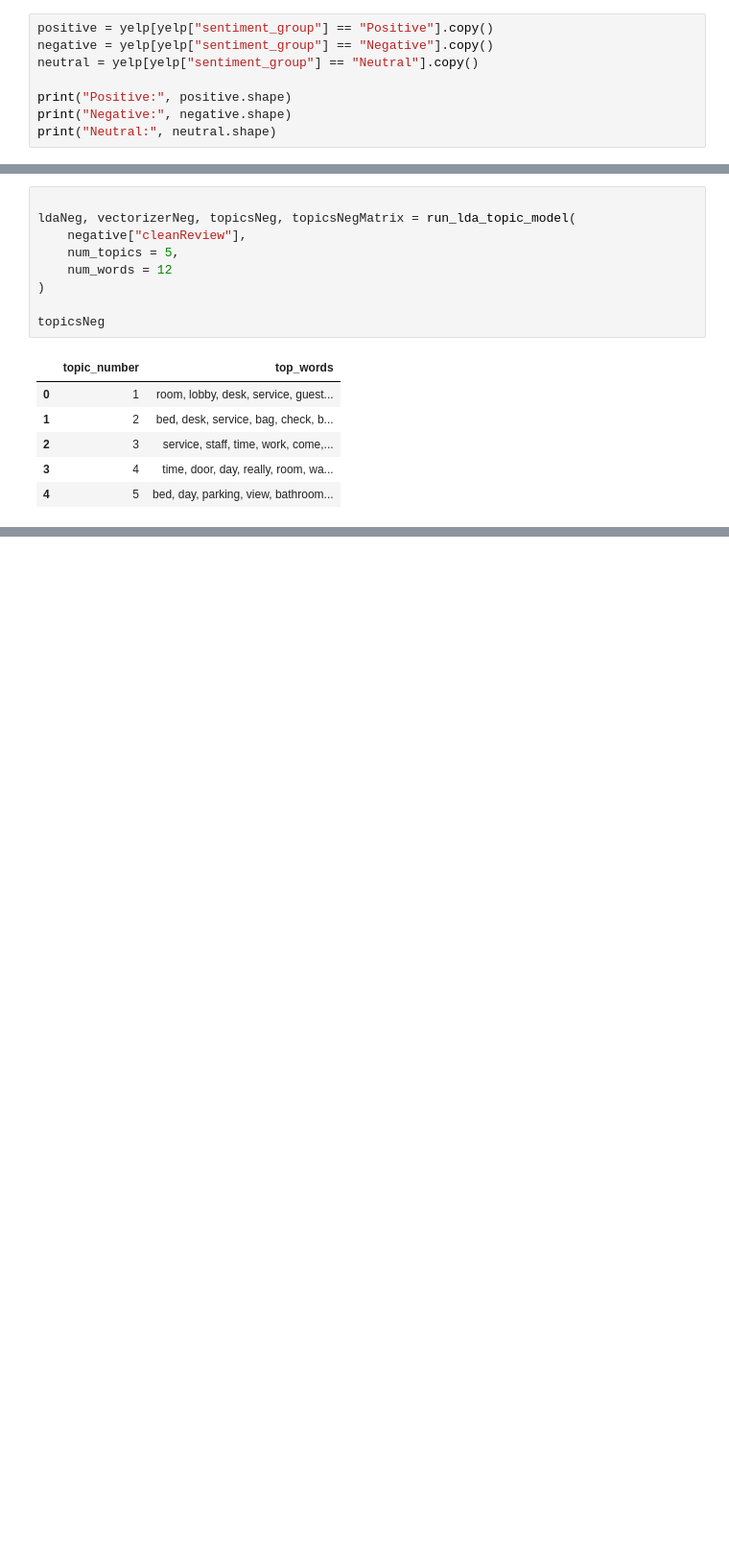
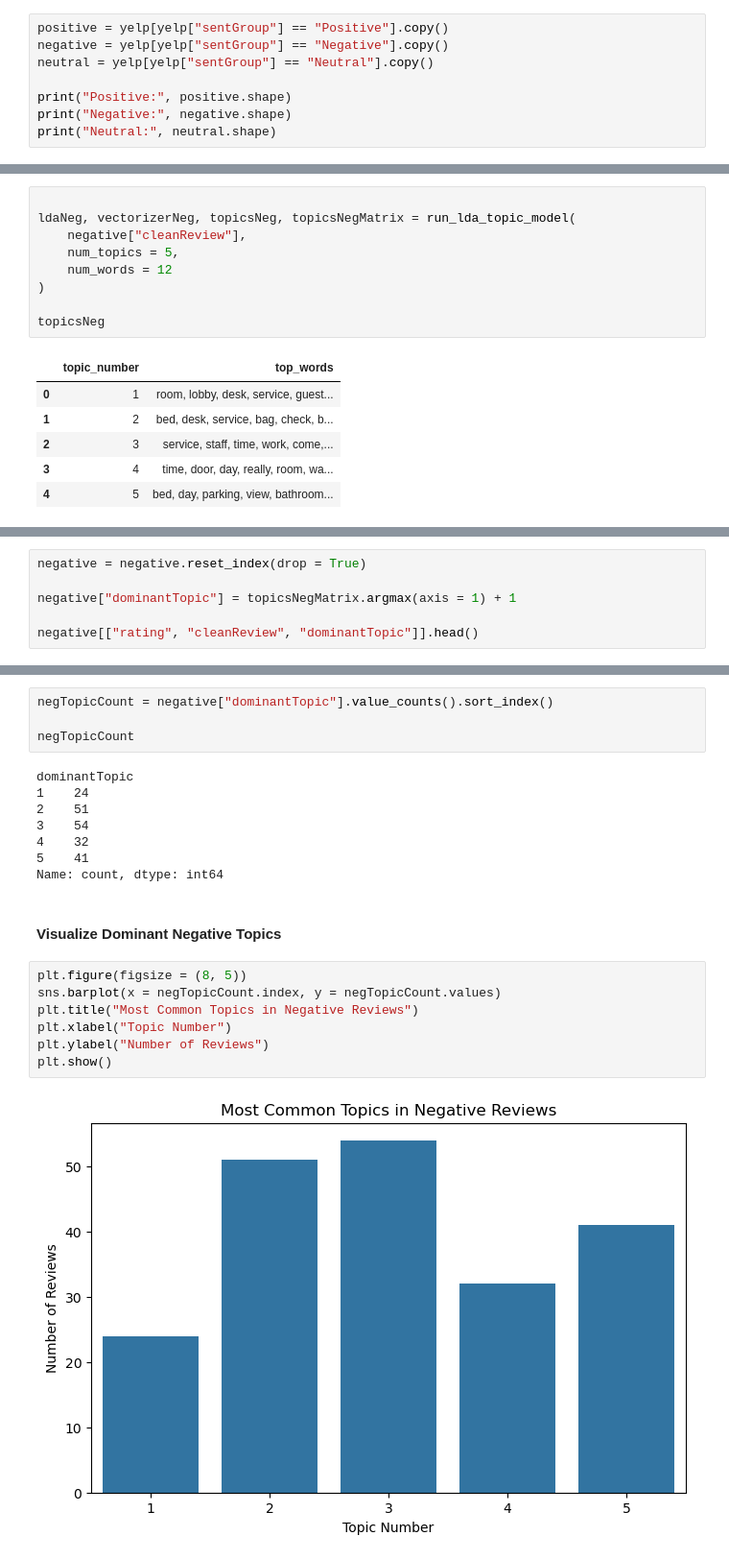
Before and after one commit to jtmcginley123/languageanalytics, a Jupyter notebook: Jackie/data-exploration.ipynb, the cells around one changed output, grey strips where cells are left out. Shown at 96% size. Cells and saved outputs as stored; diff of their text form; blank space fills up the shorter version.

```diff
--- a/Jackie/data-exploration.ipynb
+++ b/Jackie/data-exploration.ipynb
@@ -169,9 +169,9 @@ yelp[["reviewContent", "cleanReview"]].head()
 # %% [markdown]
 #### Split Data Between Negative, Neutral, and  Positive
 # %%
-positive = yelp[yelp["sentiment_group"] == "Positive"].copy()
-negative = yelp[yelp["sentiment_group"] == "Negative"].copy()
-neutral = yelp[yelp["sentiment_group"] == "Neutral"].copy()
+positive = yelp[yelp["sentGroup"] == "Positive"].copy()
+negative = yelp[yelp["sentGroup"] == "Negative"].copy()
+neutral = yelp[yelp["sentGroup"] == "Neutral"].copy()
 
 print("Positive:", positive.shape)
 print("Negative:", negative.shape)
@@ -519,0 +522,6 @@ topicsNeg
+# %%
+negative = negative.reset_index(drop = True)
+
+negative["dominantTopic"] = topicsNegMatrix.argmax(axis = 1) + 1
+
+negative[["rating", "cleanReview", "dominantTopic"]].head()
@@ -519,0 +537,23 @@ topicsNeg
+# %%
+negTopicCount = negative["dominantTopic"].value_counts().sort_index()
+
+negTopicCount
+# %% [output]
+dominantTopic
+1    24
+2    51
+3    54
+4    32
+5    41
+Name: count, dtype: int64
+# %% [markdown]
+#### Visualize Dominant Negative Topics
+# %%
+plt.figure(figsize = (8, 5))
+sns.barplot(x = negTopicCount.index, y = negTopicCount.values)
+plt.title("Most Common Topics in Negative Reviews")
+plt.xlabel("Topic Number")
+plt.ylabel("Number of Reviews")
+plt.show()
+# %% [output]
+[figure, added]
```
Also changed, not shown: parts of 46 cells of this notebook, 8 other files.
